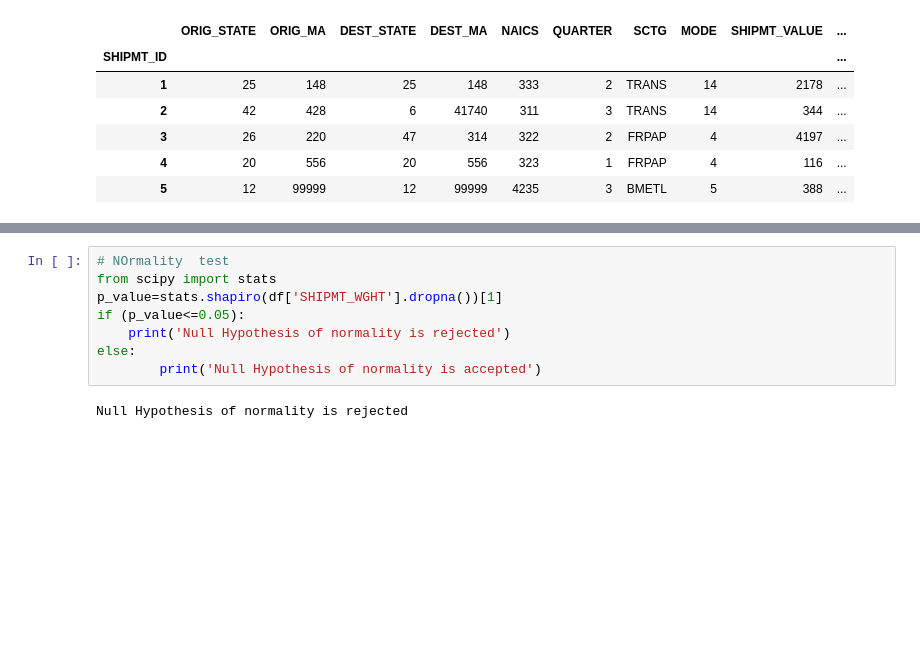
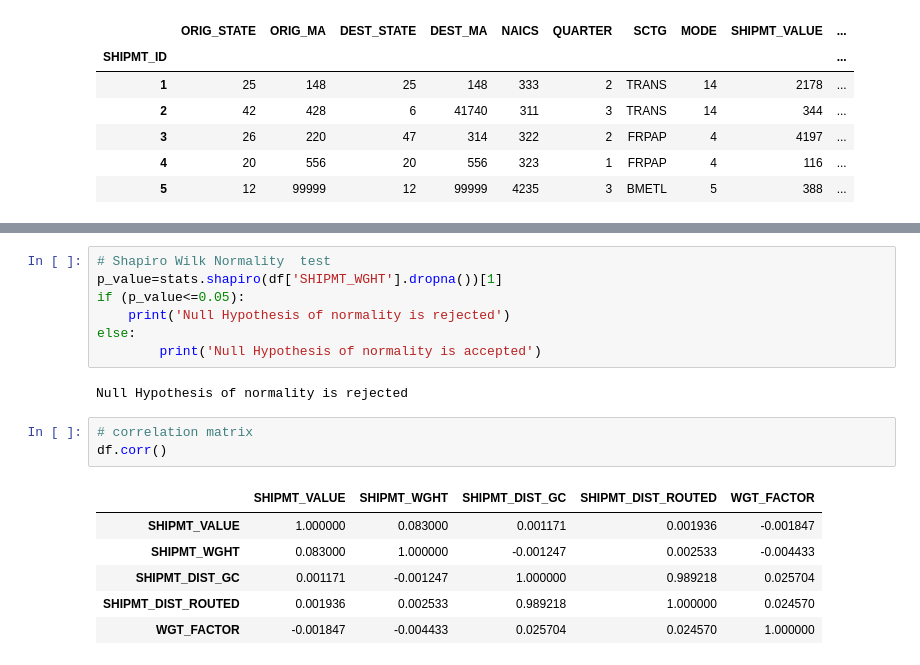
Before and after one commit to Niyati3029/CapstoneProject2020, a Jupyter notebook: DataPreProcess_Pranshu.ipynb, the cells around one changed output, grey strips where cells are left out. Drawn from its saved outputs; the diff is of its cells as text; blank space fills up the shorter version.

```diff
--- a/DataPreProcess_Pranshu.ipynb
+++ b/DataPreProcess_Pranshu.ipynb
@@ -254,6 +285,5 @@ array([2.00285665e+05, 1.09254188e+04, 5.00118930e+00, 3.85436002e+00,
 # %%
-# NOrmality  test
-from scipy import stats
+# Shapiro Wilk Normality  test
 p_value=stats.shapiro(df['SHIPMT_WGHT'].dropna())[1]
 if (p_value<=0.05):
     print('Null Hypothesis of normality is rejected')
@@ -261,3 +291,13 @@ else:
         print('Null Hypothesis of normality is accepted')
 # %% [output]
 Null Hypothesis of normality is rejected
+# %%
+# correlation matrix
+df.corr()
+# %% [output]
+|  | SHIPMT_VALUE | SHIPMT_WGHT | SHIPMT_DIST_GC | SHIPMT_DIST_ROUTED | WGT_FACTOR |
+| SHIPMT_VALUE | 1.000000 | 0.083000 | 0.001171 | 0.001936 | -0.001847 |
+| SHIPMT_WGHT | 0.083000 | 1.000000 | -0.001247 | 0.002533 | -0.004433 |
+| SHIPMT_DIST_GC | 0.001171 | -0.001247 | 1.000000 | 0.989218 | 0.025704 |
+| SHIPMT_DIST_ROUTED | 0.001936 | 0.002533 | 0.989218 | 1.000000 | 0.024570 |
+| WGT_FACTOR | -0.001847 | -0.004433 | 0.025704 | 0.024570 | 1.000000 |
```
Also changed, not shown: parts of 35 cells of this notebook.
